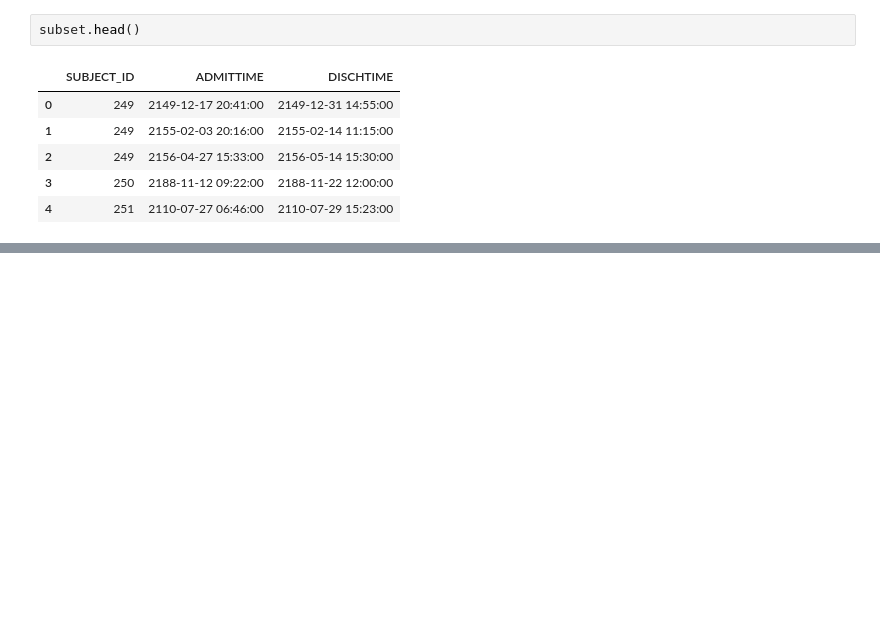
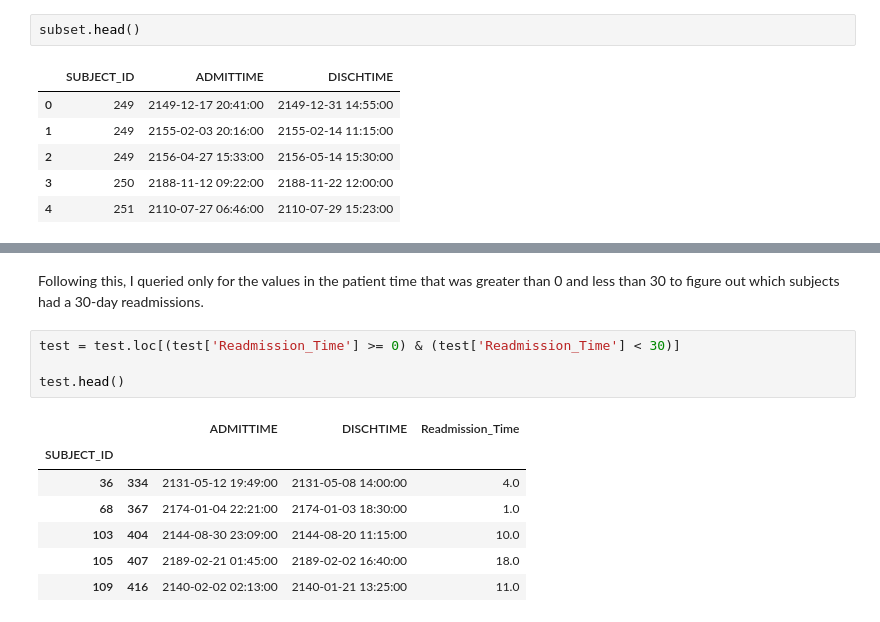
Before and after one commit to asheu96/final_project_prompt, a Jupyter notebook: Final Project.ipynb, the cells around one changed output, grey strips where cells are left out. Saved outputs shown, nothing was run; the diff lists cells and outputs as text; blank space fills up the shorter version.

Commit message:
figured out predictors and target values

```diff
--- a/Final Project.ipynb
+++ b/Final Project.ipynb
@@ -279,0 +306,14 @@ subset['Readmission_Time'] = 0
+# %% [markdown]
+Following this, I queried only for the values in the patient time that was greater than 0 and less than 30 to figure out which subjects had a 30-day readmissions.
+# %%
+test = test.loc[(test['Readmission_Time'] >= 0) & (test['Readmission_Time'] < 30)]
+
+test.head()
+# %% [output]
+|  |  | ADMITTIME | DISCHTIME | Readmission_Time |
+| SUBJECT_ID |  |  |  |  |
+| 36 | 334 | 2131-05-12 19:49:00 | 2131-05-08 14:00:00 | 4.0 |
+| 68 | 367 | 2174-01-04 22:21:00 | 2174-01-03 18:30:00 | 1.0 |
+| 103 | 404 | 2144-08-30 23:09:00 | 2144-08-20 11:15:00 | 10.0 |
+| 105 | 407 | 2189-02-21 01:45:00 | 2189-02-02 16:40:00 | 18.0 |
+| 109 | 416 | 2140-02-02 02:13:00 | 2140-01-21 13:25:00 | 11.0 |
```
Also changed, not shown: parts of 8 cells of this notebook.
